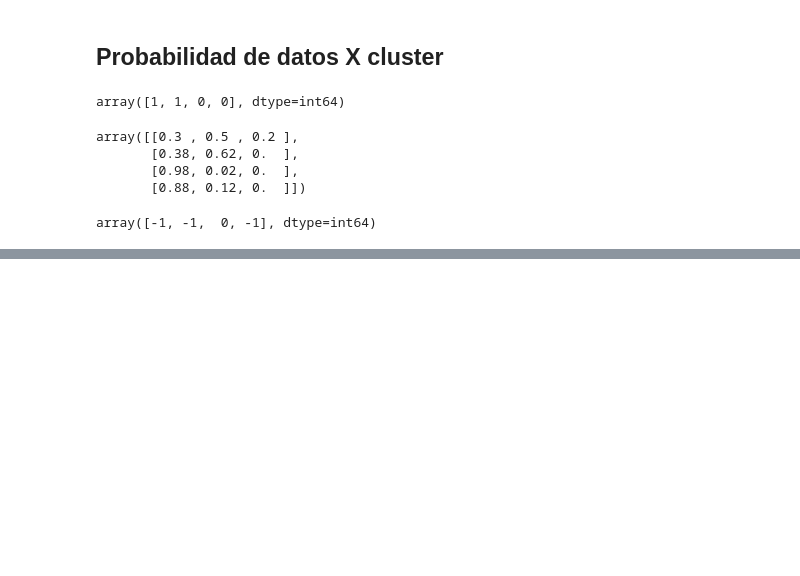
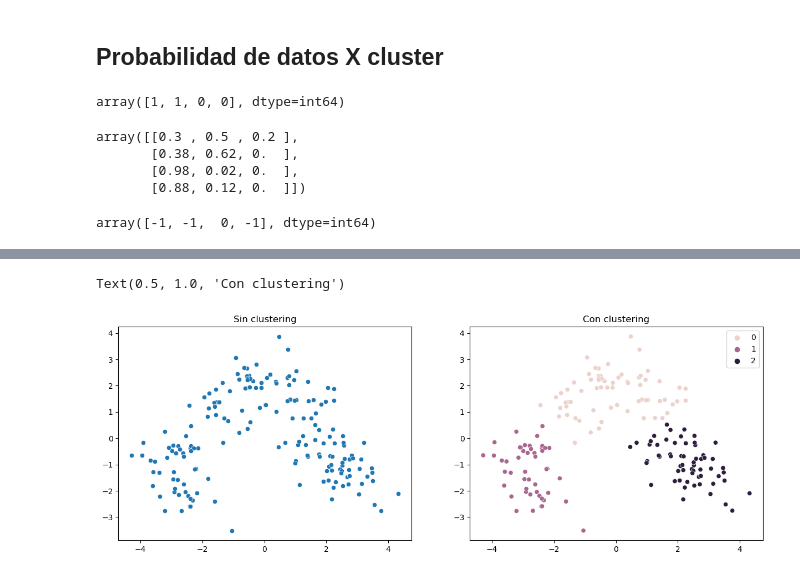
Before and after one commit to diegoguizanlopez/BigDataEIa, a Jupyter notebook: IA/Sistemas_Aprendizaje_Automatico/2-Trimestre/Clustering/Dimensionalidad/Vino_(Reducción_Por_Clustering)/vino.ipynb, the cells around one changed output, grey strips where cells are left out. Cells and saved outputs as stored; diff of their text form; code cells hidden in the pictures; blank space fills up the shorter version.

```diff
--- a/IA/Sistemas_Aprendizaje_Automatico/2-Trimestre/Clustering/Dimensionalidad/Vino_(Reducción_Por_Clustering)/vino.ipynb
+++ b/IA/Sistemas_Aprendizaje_Automatico/2-Trimestre/Clustering/Dimensionalidad/Vino_(Reducción_Por_Clustering)/vino.ipynb
@@ -405,0 +418,15 @@ plt.plot(log_probabilidad_predicha)
+# %%
+from sklearn.cluster import AgglomerativeClustering
+
+clustering_model = AgglomerativeClustering(n_clusters=3)
+clustering_model.fit(winedata_pca[:,:2])
+labels = clustering_model.labels_
+# %%
+
+
+fig, axes = plt.subplots(nrows=1, ncols=2, figsize=(15,5))
+sns.scatterplot(ax=axes[0],x=winedata_pca[:,0], y=winedata_pca[:,1]).set_title('Sin clustering')
+sns.scatterplot(ax=axes[1],x=winedata_pca[:,0], y=winedata_pca[:,1], hue=labels).set_title('Con clustering')
+# %% [output]
+Text(0.5, 1.0, 'Con clustering')
+[figure, added]
```
Also changed, not shown: parts of 6 cells of this notebook.
